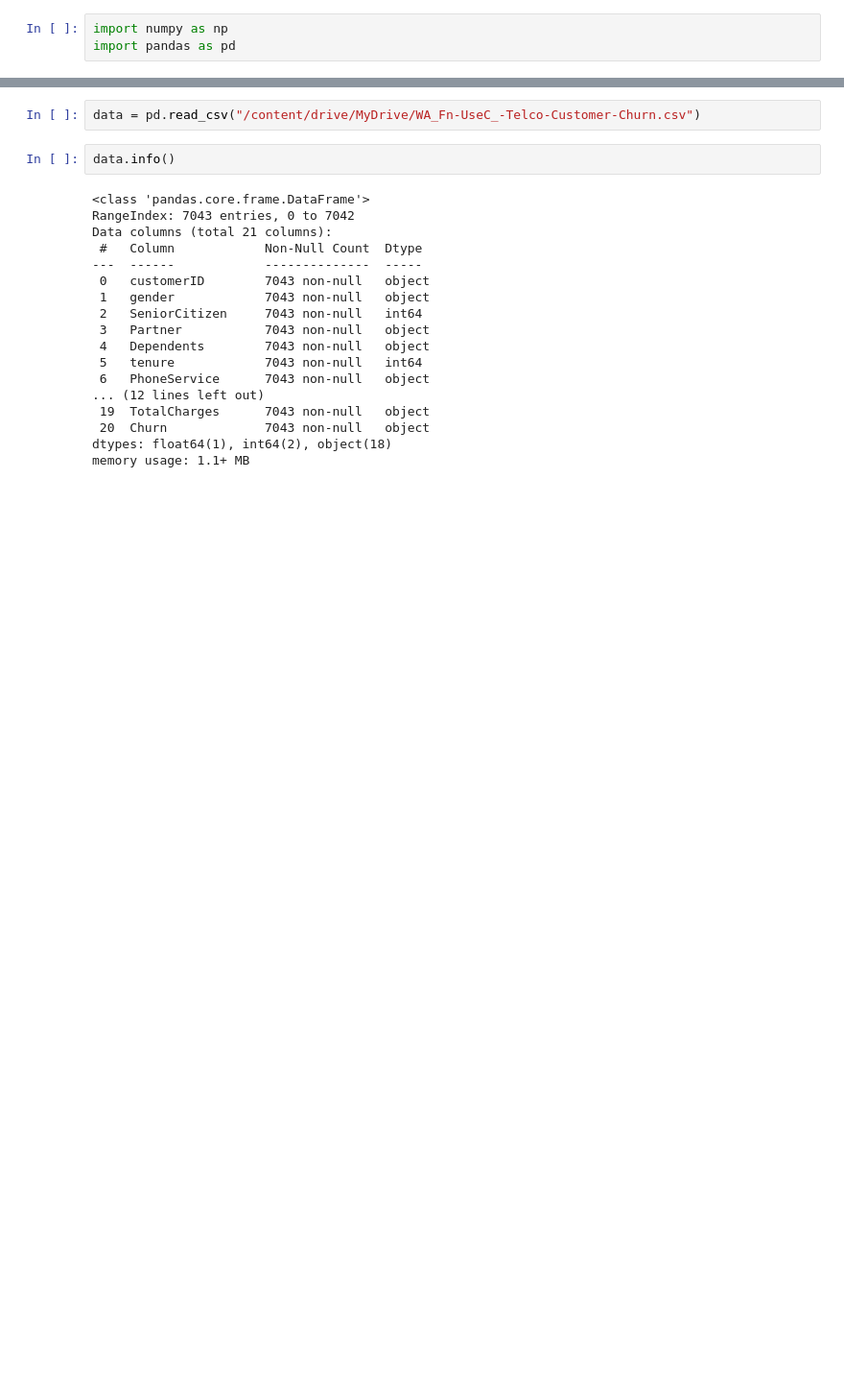
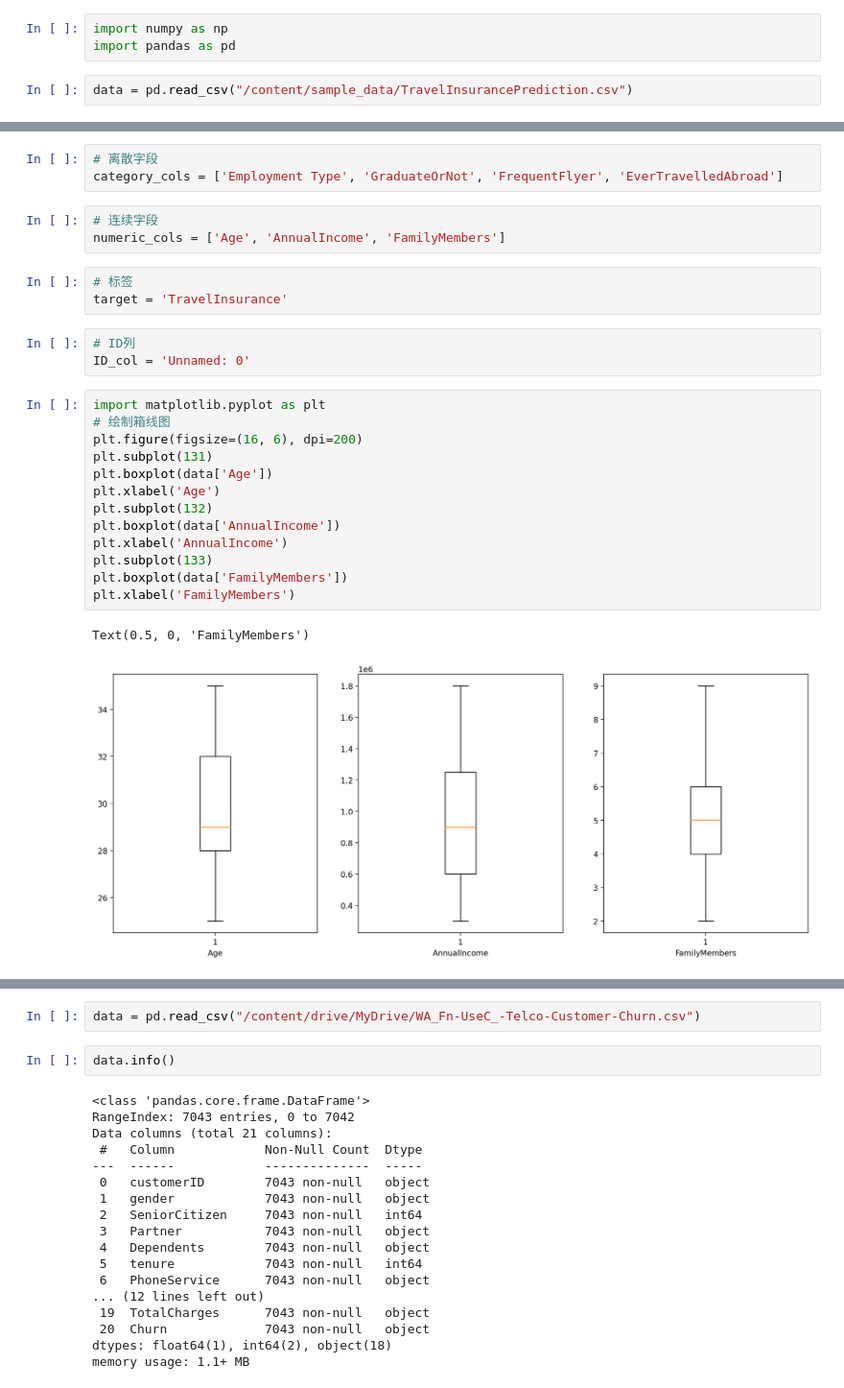
Before and after one commit to leafsflower/mmcls, a Jupyter notebook: Untitled10.ipynb, the cells around one changed output, grey strips where cells are left out. Shown at 96% size. Saved outputs shown, nothing was run; the diff lists cells and outputs as text; blank space fills up the shorter version.

```diff
--- a/Untitled10.ipynb
+++ b/Untitled10.ipynb
@@ -7,3 +9,5 @@
 # %%
 import numpy as np
 import pandas as pd
+# %%
+data = pd.read_csv("/content/sample_data/TravelInsurancePrediction.csv")
@@ -9,0 +79,28 @@ import pandas as pd
+# %%
+# 离散字段
+category_cols = ['Employment Type', 'GraduateOrNot', 'FrequentFlyer', 'EverTravelledAbroad']
+# %%
+# 连续字段
+numeric_cols = ['Age', 'AnnualIncome', 'FamilyMembers']
+# %%
+# 标签
+target = 'TravelInsurance'
+# %%
+# ID列
+ID_col = 'Unnamed: 0'
+# %%
+import matplotlib.pyplot as plt
+# 绘制箱线图
+plt.figure(figsize=(16, 6), dpi=200)
+plt.subplot(131)
+plt.boxplot(data['Age'])
+plt.xlabel('Age')
+plt.subplot(132)
+plt.boxplot(data['AnnualIncome'])
+plt.xlabel('AnnualIncome')
+plt.subplot(133)
+plt.boxplot(data['FamilyMembers'])
+plt.xlabel('FamilyMembers')
+# %% [output]
+Text(0.5, 0, 'FamilyMembers')
+[figure, added]
```
Also changed, not shown: parts of 24 cells of this notebook.
